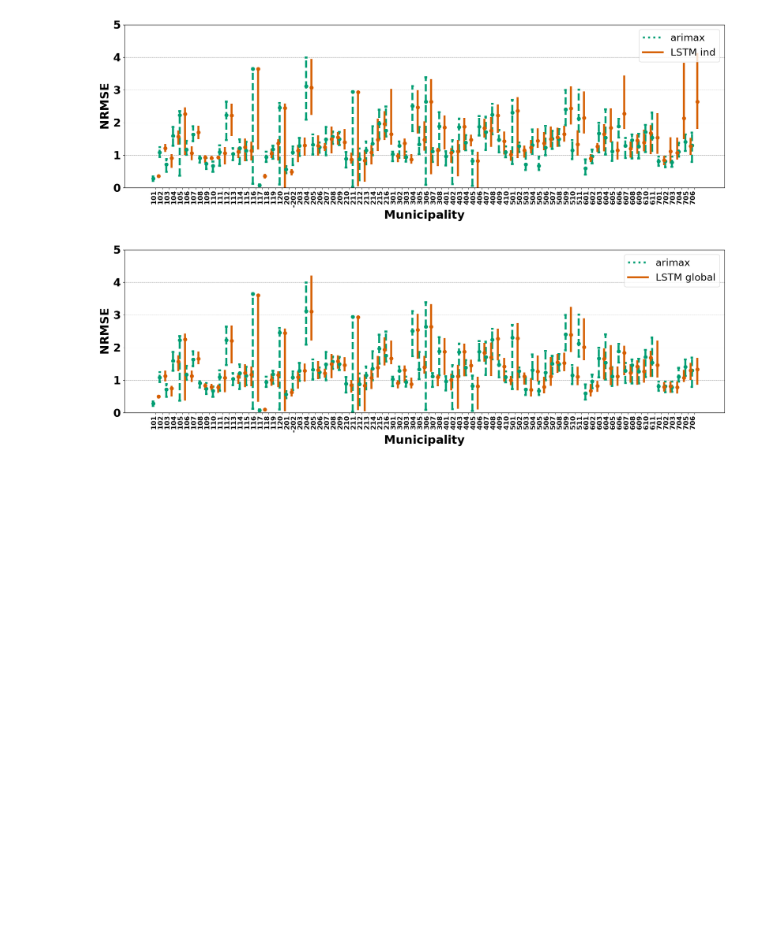
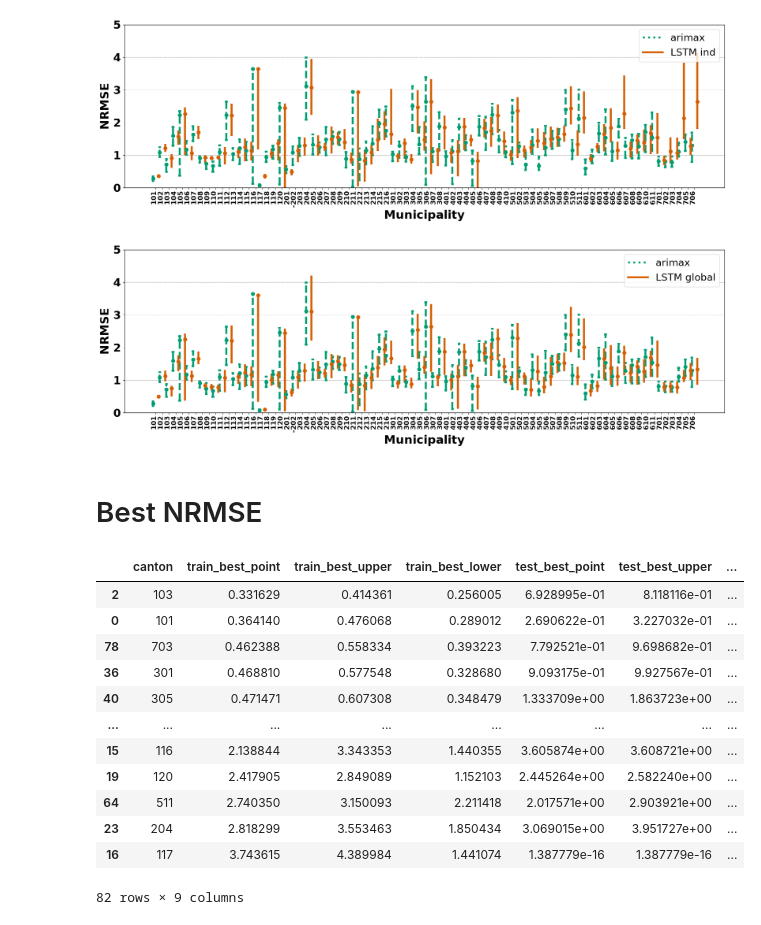
Before and after one commit to artisticlimon/dengue-recurrent-cr, a Jupyter notebook: 0_notebooks/nrmse_comparison.ipynb, the cells around one changed output. Saved outputs shown, nothing was run; the diff lists cells and outputs as text; code cells hidden in the pictures; blank space fills up the shorter version.

```diff
--- a/0_notebooks/nrmse_comparison.ipynb
+++ b/0_notebooks/nrmse_comparison.ipynb
@@ -661,3 +661,10 @@ plot_nrmse_confint_lstm_arima("test", type_scope = "ind", type_arima = "arimax")
 plot_nrmse_confint_lstm_arima("test", type_scope = "global", type_arima = "arimax")
 # %% [output]
 [figure]
+# %% [markdown]
+# Best NRMSE
+# %%
+arima_confint = pd.read_csv("../data/metrics/nrmse_arima_confint.csv")
+lstm_confint = pd.read_csv("../data/metrics/nrmse_lstm_confint.csv")
+# %%
+lstm_confint.loc[lstm_confint["canton"] == 202, "canton"] = -202
@@ -663,0 +760,16 @@ plot_nrmse_confint_lstm_arima("test", type_scope = "global", type_arima = "arima
+# %%
+recurrent_best_model.sort_values("train_best_point")
+# %% [output]
+|  | canton | train_best_point | train_best_upper | train_best_lower | test_best_point | test_best_upper | ... |
+| 2 | 103 | 0.331629 | 0.414361 | 0.256005 | 6.928995e-01 | 8.118116e-01 | ... |
+| 0 | 101 | 0.364140 | 0.476068 | 0.289012 | 2.690622e-01 | 3.227032e-01 | ... |
+| 78 | 703 | 0.462388 | 0.558334 | 0.393223 | 7.792521e-01 | 9.698682e-01 | ... |
+| 36 | 301 | 0.468810 | 0.577548 | 0.328680 | 9.093175e-01 | 9.927567e-01 | ... |
+| 40 | 305 | 0.471471 | 0.607308 | 0.348479 | 1.333709e+00 | 1.863723e+00 | ... |
+| ... | ... | ... | ... | ... | ... | ... | ... |
+| 15 | 116 | 2.138844 | 3.343353 | 1.440355 | 3.605874e+00 | 3.608721e+00 | ... |
+| 19 | 120 | 2.417905 | 2.849089 | 1.152103 | 2.445264e+00 | 2.582240e+00 | ... |
+| 64 | 511 | 2.740350 | 3.150093 | 2.211418 | 2.017571e+00 | 2.903921e+00 | ... |
+| 23 | 204 | 2.818299 | 3.553463 | 1.850434 | 3.069015e+00 | 3.951727e+00 | ... |
+| 16 | 117 | 3.743615 | 4.389984 | 1.441074 | 1.387779e-16 | 1.387779e-16 | ... |
+82 rows × 9 columns
```
Also changed, not shown: parts of 6 cells of this notebook.
